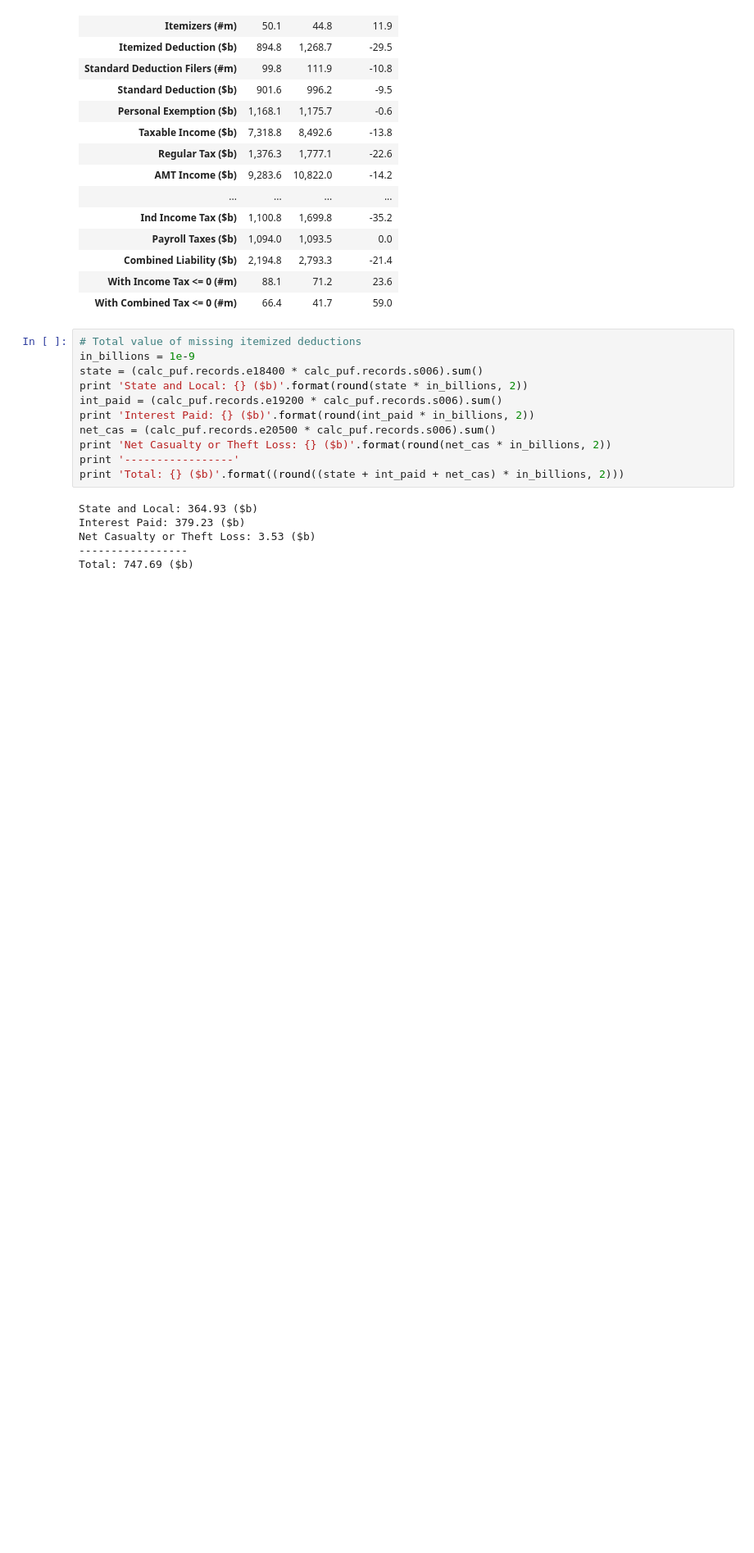
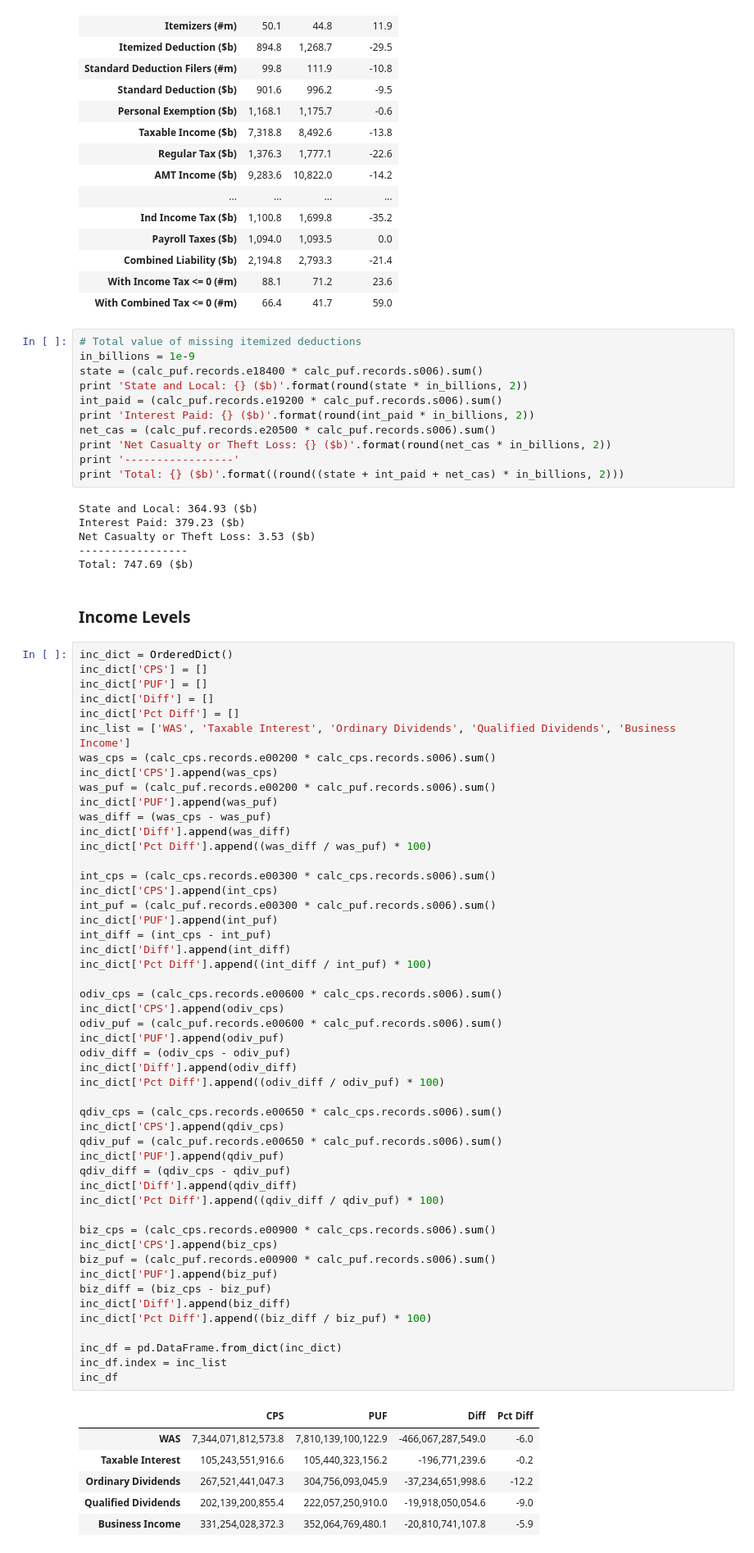
Before and after one commit to andersonfrailey/Notebook-Uploads, a Jupyter notebook: CPS Comparisons.ipynb, the cells around one changed output. Shown at 82% size. Cells and saved outputs as stored; diff of their text form; blank space fills up the shorter version.

```diff
--- a/CPS Comparisons.ipynb
+++ b/CPS Comparisons.ipynb
@@ -142,3 +143,62 @@ Interest Paid: 379.23 ($b)
 Net Casualty or Theft Loss: 3.53 ($b)
 -----------------
 Total: 747.69 ($b)
+# %% [markdown]
+### Income Levels
+# %%
+inc_dict = OrderedDict()
+inc_dict['CPS'] = []
+inc_dict['PUF'] = []
+inc_dict['Diff'] = []
+inc_dict['Pct Diff'] = []
+inc_list = ['WAS', 'Taxable Interest', 'Ordinary Dividends', 'Qualified Dividends', 'Business Income']
+was_cps = (calc_cps.records.e00200 * calc_cps.records.s006).sum()
+inc_dict['CPS'].append(was_cps)
+was_puf = (calc_puf.records.e00200 * calc_puf.records.s006).sum()
+inc_dict['PUF'].append(was_puf)
+was_diff = (was_cps - was_puf)
+inc_dict['Diff'].append(was_diff)
+inc_dict['Pct Diff'].append((was_diff / was_puf) * 100)
+
+int_cps = (calc_cps.records.e00300 * calc_cps.records.s006).sum()
+inc_dict['CPS'].append(int_cps)
+int_puf = (calc_puf.records.e00300 * calc_puf.records.s006).sum()
+inc_dict['PUF'].append(int_puf)
+int_diff = (int_cps - int_puf)
+inc_dict['Diff'].append(int_diff)
+inc_dict['Pct Diff'].append((int_diff / int_puf) * 100)
+
+odiv_cps = (calc_cps.records.e00600 * calc_cps.records.s006).sum()
+inc_dict['CPS'].append(odiv_cps)
+odiv_puf = (calc_puf.records.e00600 * calc_puf.records.s006).sum()
+inc_dict['PUF'].append(odiv_puf)
+odiv_diff = (odiv_cps - odiv_puf)
+inc_dict['Diff'].append(odiv_diff)
+inc_dict['Pct Diff'].append((odiv_diff / odiv_puf) * 100)
+
+qdiv_cps = (calc_cps.records.e00650 * calc_cps.records.s006).sum()
+inc_dict['CPS'].append(qdiv_cps)
+qdiv_puf = (calc_puf.records.e00650 * calc_puf.records.s006).sum()
+inc_dict['PUF'].append(qdiv_puf)
+qdiv_diff = (qdiv_cps - qdiv_puf)
+inc_dict['Diff'].append(qdiv_diff)
+inc_dict['Pct Diff'].append((qdiv_diff / qdiv_puf) * 100)
+
+biz_cps = (calc_cps.records.e00900 * calc_cps.records.s006).sum()
+inc_dict['CPS'].append(biz_cps)
+biz_puf = (calc_puf.records.e00900 * calc_puf.records.s006).sum()
+inc_dict['PUF'].append(biz_puf)
+biz_diff = (biz_cps - biz_puf)
+inc_dict['Diff'].append(biz_diff)
+inc_dict['Pct Diff'].append((biz_diff / biz_puf) * 100)
+
+inc_df = pd.DataFrame.from_dict(inc_dict)
+inc_df.index = inc_list
+inc_df
+# %% [output]
+|  | CPS | PUF | Diff | Pct Diff |
+| WAS | 7,344,071,812,573.8 | 7,810,139,100,122.9 | -466,067,287,549.0 | -6.0 |
+| Taxable Interest | 105,243,551,916.6 | 105,440,323,156.2 | -196,771,239.6 | -0.2 |
+| Ordinary Dividends | 267,521,441,047.3 | 304,756,093,045.9 | -37,234,651,998.6 | -12.2 |
+| Qualified Dividends | 202,139,200,855.4 | 222,057,250,910.0 | -19,918,050,054.6 | -9.0 |
+| Business Income | 331,254,028,372.3 | 352,064,769,480.1 | -20,810,741,107.8 | -5.9 |
```
Also changed, not shown: parts of 1 cell of this notebook.
